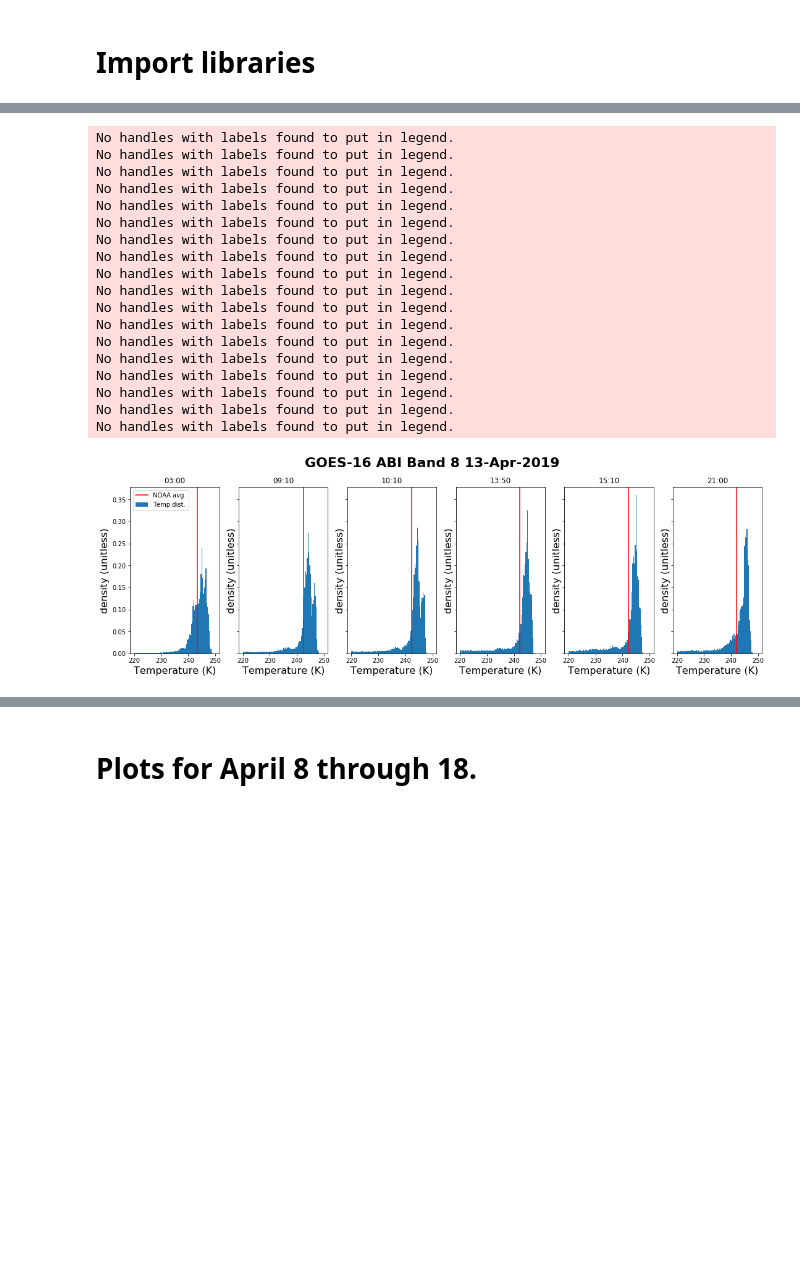
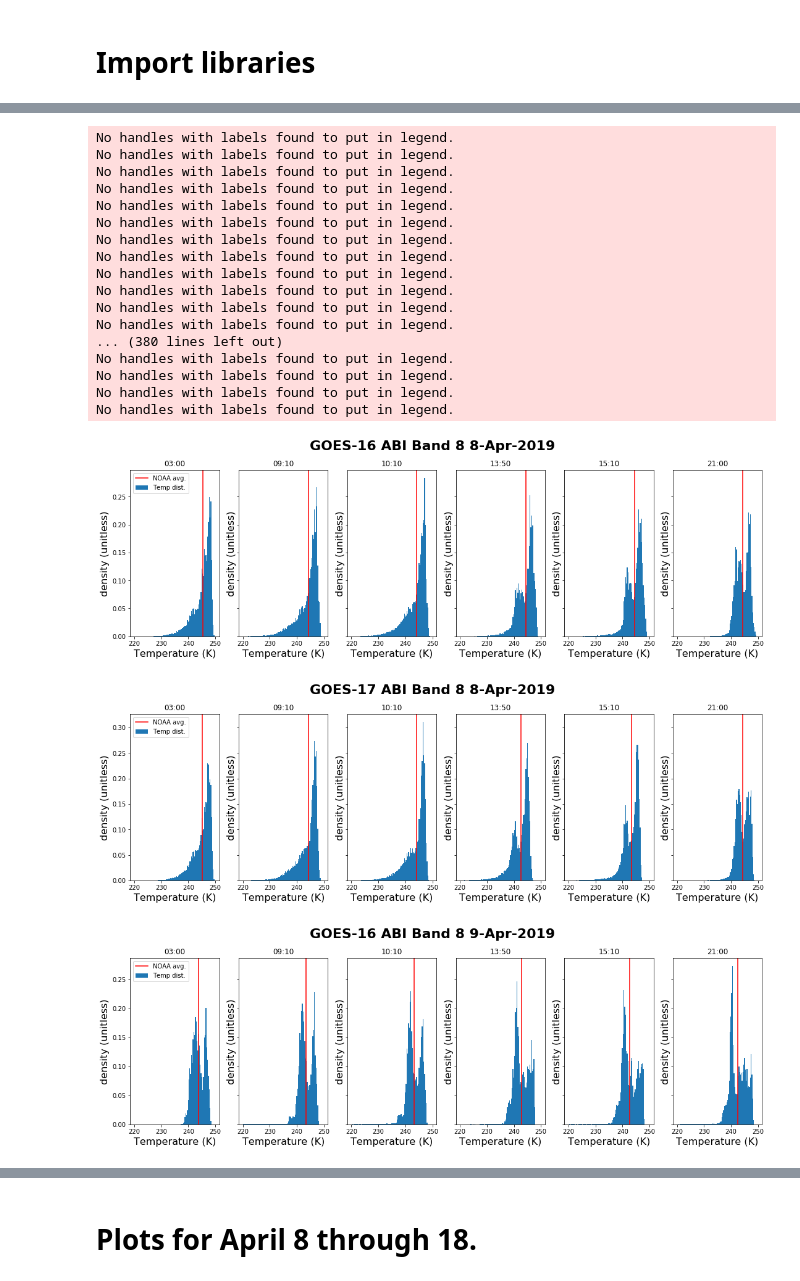
Before and after one commit to adomakor412/GOEScode, a Jupyter notebook: Histogram.ipynb, the cells around one changed output, grey strips where cells are left out. Drawn from its saved outputs; the diff is of its cells as text; code cells hidden in the pictures; blank space fills up the shorter version.

```diff
--- a/Histogram.ipynb
+++ b/Histogram.ipynb
@@ -2,10 +2,11 @@
 # Import libraries
 # %%
 import numpy as np
-
+import itertools
 npPath = '/sharedData/scratch/all_npy3/'
 ncPath = '/sharedData/scratch/'
 acmPath = '/sharedData/scratch/all_npy3/'
+DATAPATH = '/goesdata'
 import re
 import os
 from os import path as op
@@ -14,4 +15,10 @@ import matplotlib.pyplot as plt
 import xarray as xr
 import netCDF4
 from pathlib import Path
+
+#refactor to create folders using subprocess library
+#from subprocess import
+
+import matplotlib.dates as mdates
+from datetime import datetime
 # %%
@@ -86,58 +154,61 @@ To register the converters:
 # %%
 Tmean = []
 times = []
 toi = ['0300','0910','1010','1350','1510','2100']
-SS = '16'
-bins = np.linspace(220,250,101)
-fig, axes = plt.subplots(ncols=6, nrows =1, figsize=(15, 5), constrained_layout=True, sharey = True, sharex = True)
-fig.suptitle(f'GOES-{SS} ABI Band 8 13-Apr-2019', fontsize = 22, fontweight = 'bold')
-lookup = f'M6C08_G{SS}_s2019103'
-ncFiles = [f for f in os.listdir(ncPath) if re.search(lookup,f)]
-npFiles = [f for f in os.listdir(npPath) if re.search(lookup,f)]
+for (bb,dd) in list(itertools.product([8],range(11))):
+    for SS in ['16','17']:
+        bins = np.linspace(220,250,101)
+        fig, axes = plt.subplots(ncols=6, nrows =1, figsize=(15, 5), constrained_layout=True, sharey = True, sharex = True)
+        fig.suptitle(f'GOES-{SS} ABI Band 8 {8+dd}-Apr-2019', fontsize = 22, fontweight = 'bold')
+        DD = str(98+dd).zfill(3)
+        lookup = f'M6C08_G{SS}_s2019{DD}'
+        ncFiles = [f for f in os.listdir(ncPath) if re.search(lookup,f)]
+        npFiles = [f for f in os.listdir(npPath) if re.search(lookup,f)]
 
-for ncf, npf in zip(ncFiles,npFiles):
-    imageBox = np.load(op.join(npPath,npf))
-    myFile = xr.open_dataset(op.join(ncPath,ncf))
-    planck_fk1 = float(myFile['planck_fk1'].data)
-    planck_fk2 = float(myFile['planck_fk2'].data)
-    planck_bc1 = float(myFile['planck_bc1'].data)
-    planck_bc2 = float(myFile['planck_bc2'].data)
-    T = Rad2BT(imageBox.mean(), planck_fk1, planck_fk2, planck_bc1, planck_bc2)
-    tString = ncf[34:38]
-    times.append(tString)
-    Tmean.append(T)
+        for ncf, npf in zip(ncFiles,npFiles):
+            imageBox = np.load(op.join(npPath,npf))
+            myFile = xr.open_dataset(op.join(ncPath,ncf))
+            planck_fk1 = float(myFile['planck_fk1'].data)
+            planck_fk2 = float(myFile['planck_fk2'].data)
+            planck_bc1 = float(myFile['planck_bc1'].data)
+            planck_bc2 = float(myFile['planck_bc2'].data)
+            T = Rad2BT(imageBox.mean(), planck_fk1, planck_fk2, planck_bc1, planck_bc2)
+            tString = ncf[34:38]
+            times.append(tString)
+            Tmean.append(T)
 
-    if tString in toi:
-        ax = axes[toi.index(tString)]
-        hh = tString[:2]
-        mm = tString[2:4]
-        ax.set_title(f'{hh}:{mm}')
-        ax.set_ylabel('density (unitless)',fontsize = 16)
-        ax.set_xlabel('Temperature (K)', fontsize = 16)
+            if tString in toi:
+                ax = axes[toi.index(tString)]
+                hh = tString[:2]
+                mm = tString[2:4]
+                ax.set_title(f'{hh}:{mm}')
+                ax.set_ylabel('density (unitless)',fontsize = 16)
+                ax.set_xlabel('Temperature (K)', fontsize = 16)
 
-        Tbox = Rad2BT(imageBox, planck_fk1, planck_fk2, planck_bc1, planck_bc2)
-        ax.hist(Tbox.ravel(), bins = bins, density = True, label = 'Temp dist.')
-        #ax.plot([T,T], [0,0.3],'r', label = 'something')
-        ax.axvline(T, color='r',label = 'NOAA avg.')
-    axes[0].legend(loc='upper left')
-#fig.savefig("")
+                Tbox = Rad2BT(imageBox, planck_fk1, planck_fk2, planck_bc1, planck_bc2)
+                ax.hist(Tbox.ravel(), bins = bins, density = True, label = 'Temp dist.')
+                #ax.plot([T,T], [0,0.3],'r', label = 'something')
+                ax.axvline(T, color='r',label = 'NOAA avg.')
+            axes[0].legend(loc='upper left')
+        fig.savefig('..'+ op.join(DATAPATH,f"Histograms_filtered/G_{SS}_04-{str(8+dd).zfill(2)}-2019"))
 # %% [output]
 No handles with labels found to put in legend.
 No handles with labels found to put in legend.
 No handles with labels found to put in legend.
 No handles with labels found to put in legend.
 No handles with labels found to put in legend.
 No handles with labels found to put in legend.
 No handles with labels found to put in legend.
 No handles with labels found to put in legend.
 No handles with labels found to put in legend.
 No handles with labels found to put in legend.
 No handles with labels found to put in legend.
 No handles with labels found to put in legend.
+... (380 lines left out)
 No handles with labels found to put in legend.
 No handles with labels found to put in legend.
 No handles with labels found to put in legend.
 No handles with labels found to put in legend.
-No handles with labels found to put in legend.
-No handles with labels found to put in legend.
-[figure, old version]
+[figure, new version]
+[figure, added]
+[figure, added]
```
Also changed, not shown: parts of 9 cells of this notebook, 14 other files.
